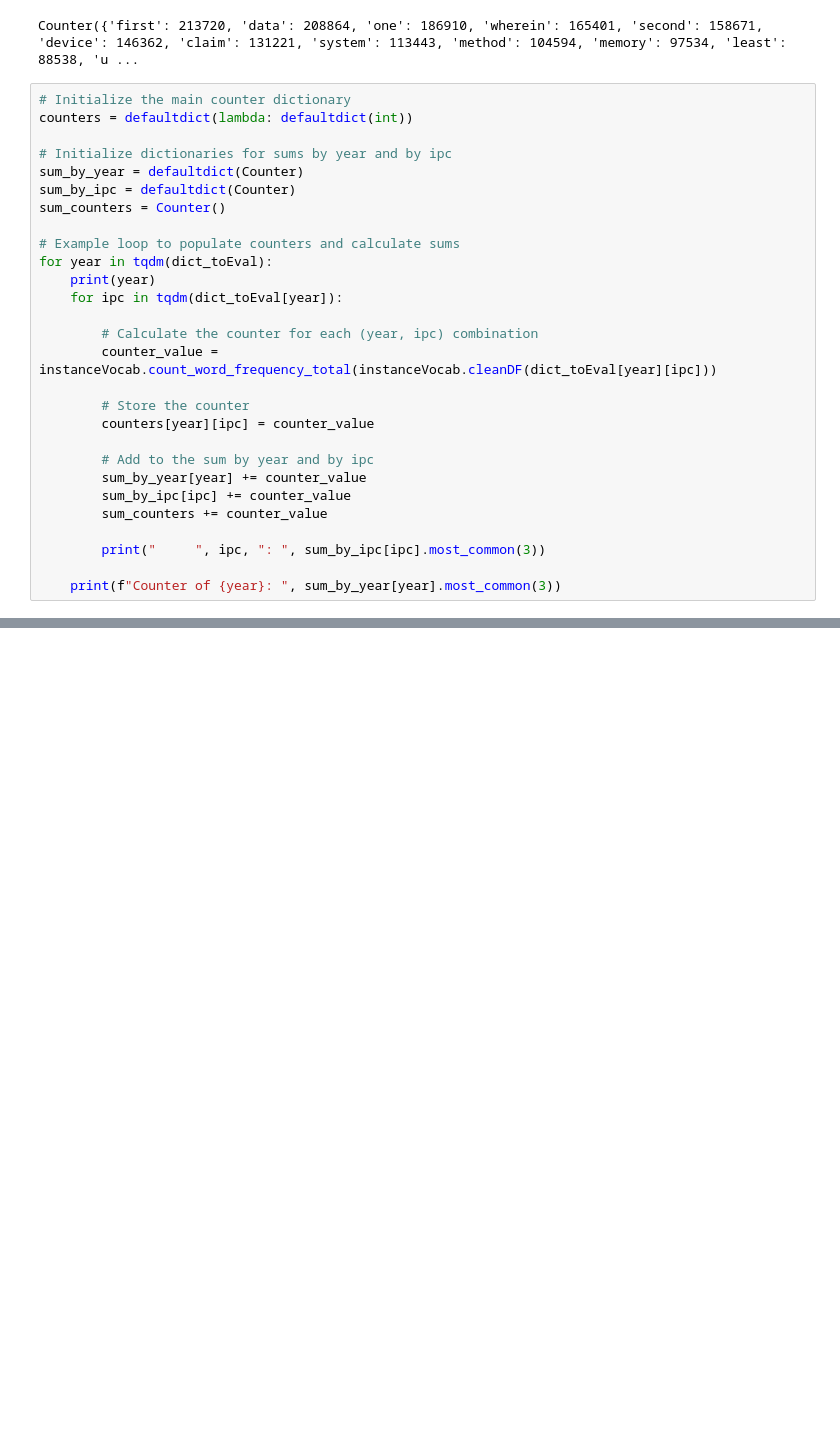
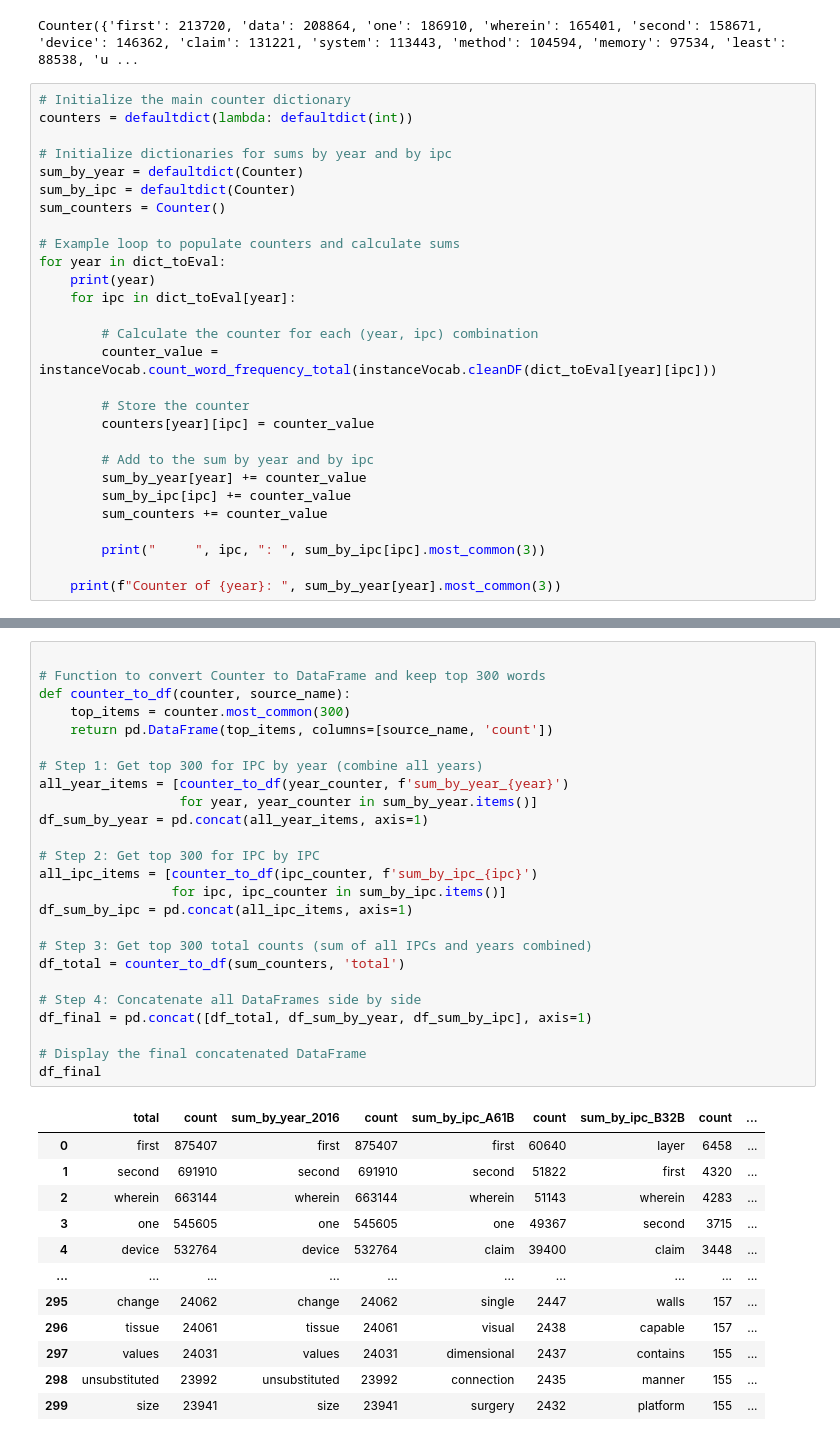
Before and after one commit to edgarLan/brevetNLPv2, a Jupyter notebook: technet/traitement texte.ipynb, the cells around one changed output, grey strips where cells are left out. Drawn from its saved outputs; the diff is of its cells as text; blank space fills up the shorter version.

```diff
--- a/technet/traitement texte.ipynb
+++ b/technet/traitement texte.ipynb
@@ -54,9 +54,9 @@ sum_by_ipc = defaultdict(Counter)
 sum_counters = Counter()
 
 # Example loop to populate counters and calculate sums
-for year in tqdm(dict_toEval):
+for year in dict_toEval:
     print(year)
-    for ipc in tqdm(dict_toEval[year]):
+    for ipc in dict_toEval[year]:
 
         # Calculate the counter for each (year, ipc) combination
         counter_value = instanceVocab.count_word_frequency_total(instanceVocab.cleanDF(dict_toEval[year][ipc]))
@@ -91,0 +89,38 @@ counters["2016"]["A61B"].most_common(2)
+# %%
+
+# Function to convert Counter to DataFrame and keep top 300 words
+def counter_to_df(counter, source_name):
+    top_items = counter.most_common(300)
+    return pd.DataFrame(top_items, columns=[source_name, 'count'])
+
+# Step 1: Get top 300 for IPC by year (combine all years)
+all_year_items = [counter_to_df(year_counter, f'sum_by_year_{year}')
+                  for year, year_counter in sum_by_year.items()]
+df_sum_by_year = pd.concat(all_year_items, axis=1)
+
+# Step 2: Get top 300 for IPC by IPC
+all_ipc_items = [counter_to_df(ipc_counter, f'sum_by_ipc_{ipc}')
+                 for ipc, ipc_counter in sum_by_ipc.items()]
+df_sum_by_ipc = pd.concat(all_ipc_items, axis=1)
+
+# Step 3: Get top 300 total counts (sum of all IPCs and years combined)
+df_total = counter_to_df(sum_counters, 'total')
+
+# Step 4: Concatenate all DataFrames side by side
+df_final = pd.concat([df_total, df_sum_by_year, df_sum_by_ipc], axis=1)
+
+# Display the final concatenated DataFrame
+df_final
+# %% [output]
+|  | total | count | sum_by_year_2016 | count | sum_by_ipc_A61B | count | sum_by_ipc_B32B | count | ... |
+| 0 | first | 875407 | first | 875407 | first | 60640 | layer | 6458 | ... |
+| 1 | second | 691910 | second | 691910 | second | 51822 | first | 4320 | ... |
+| 2 | wherein | 663144 | wherein | 663144 | wherein | 51143 | wherein | 4283 | ... |
+| 3 | one | 545605 | one | 545605 | one | 49367 | second | 3715 | ... |
+| 4 | device | 532764 | device | 532764 | claim | 39400 | claim | 3448 | ... |
+| ... | ... | ... | ... | ... | ... | ... | ... | ... | ... |
+| 295 | change | 24062 | change | 24062 | single | 2447 | walls | 157 | ... |
+| 296 | tissue | 24061 | tissue | 24061 | visual | 2438 | capable | 157 | ... |
+| 297 | values | 24031 | values | 24031 | dimensional | 2437 | contains | 155 | ... |
+| 298 | unsubstituted | 23992 | unsubstituted | 23992 | connection | 2435 | manner | 155 | ... |
+| 299 | size | 23941 | size | 23941 | surgery | 2432 | platform | 155 | ... |
```
Also changed, not shown: parts of 4 cells of this notebook.
